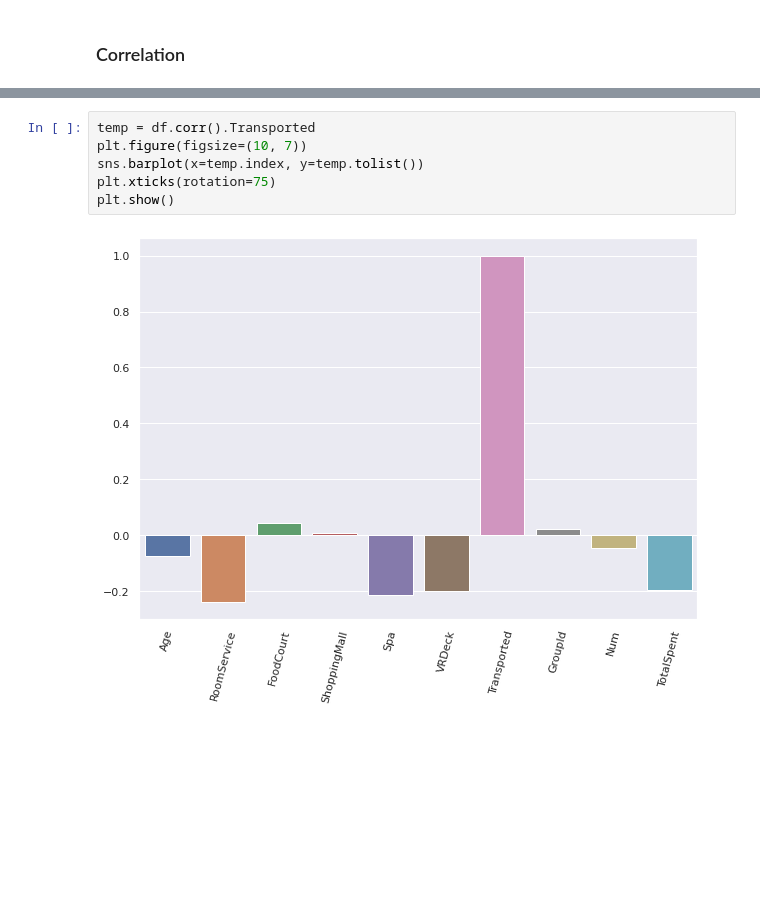
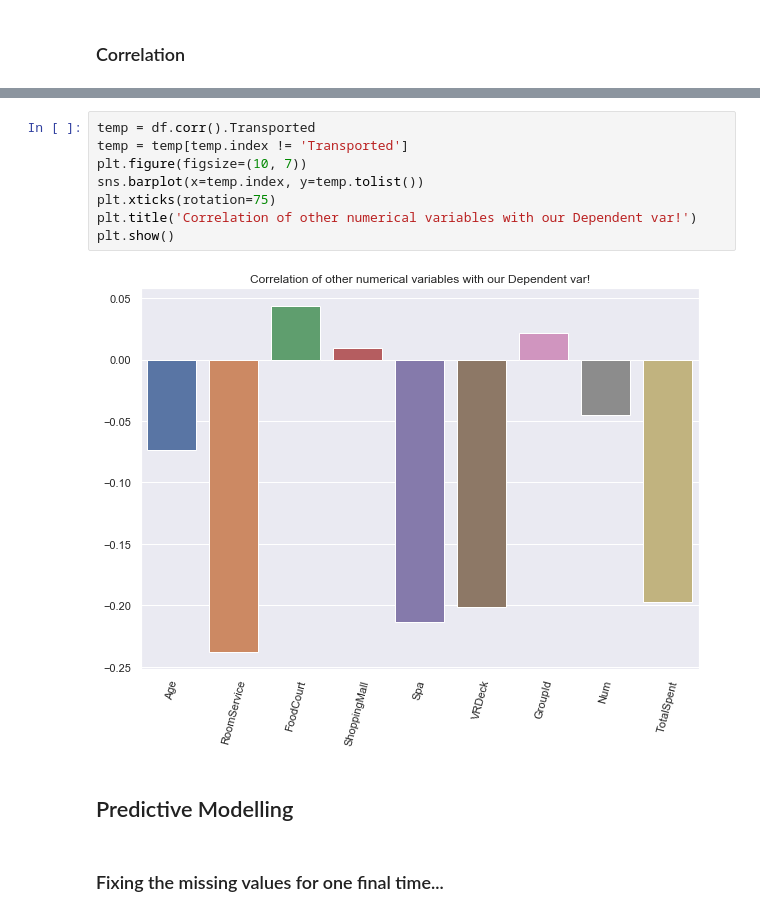
Before and after one commit to team-pass-ds/Spaceship-Titanic, a Jupyter notebook: notebooks/mukhopadhyay-eda-notebook.ipynb, the cells around one changed output, grey strips where cells are left out. Saved outputs shown, nothing was run; the diff lists cells and outputs as text; blank space fills up the shorter version.

```diff
--- a/notebooks/mukhopadhyay-eda-notebook.ipynb
+++ b/notebooks/mukhopadhyay-eda-notebook.ipynb
@@ -661,8 +664,14 @@ plt.show()
 # %%
 temp = df.corr().Transported
+temp = temp[temp.index != 'Transported']
 plt.figure(figsize=(10, 7))
 sns.barplot(x=temp.index, y=temp.tolist())
 plt.xticks(rotation=75)
+plt.title('Correlation of other numerical variables with our Dependent var!')
 plt.show()
 # %% [output]
-[figure, old version]
+[figure, new version]
+# %% [markdown]
+## Predictive Modelling
+# %% [markdown]
+### Fixing the missing values for one final time...
```
Also changed, not shown: parts of 27 cells of this notebook.
